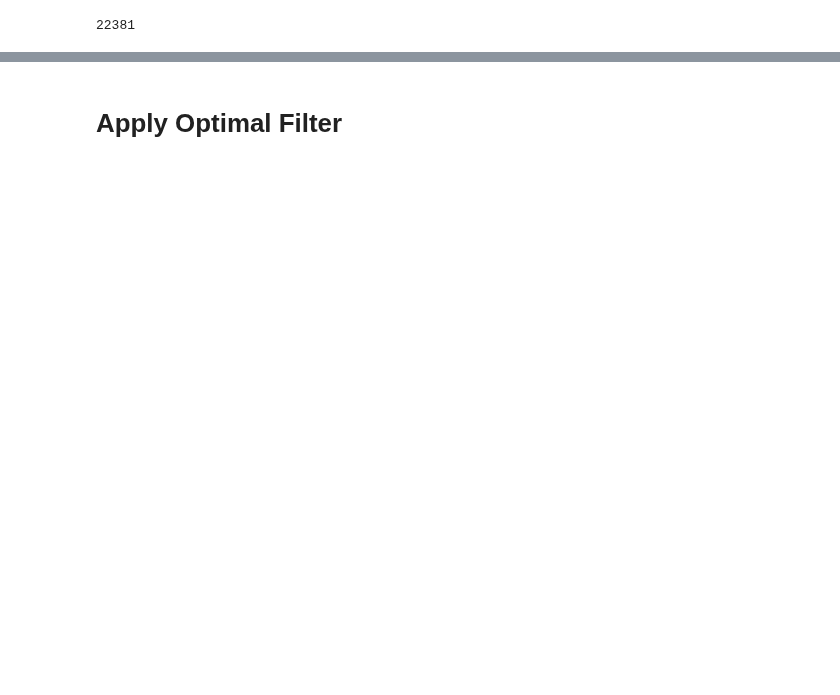
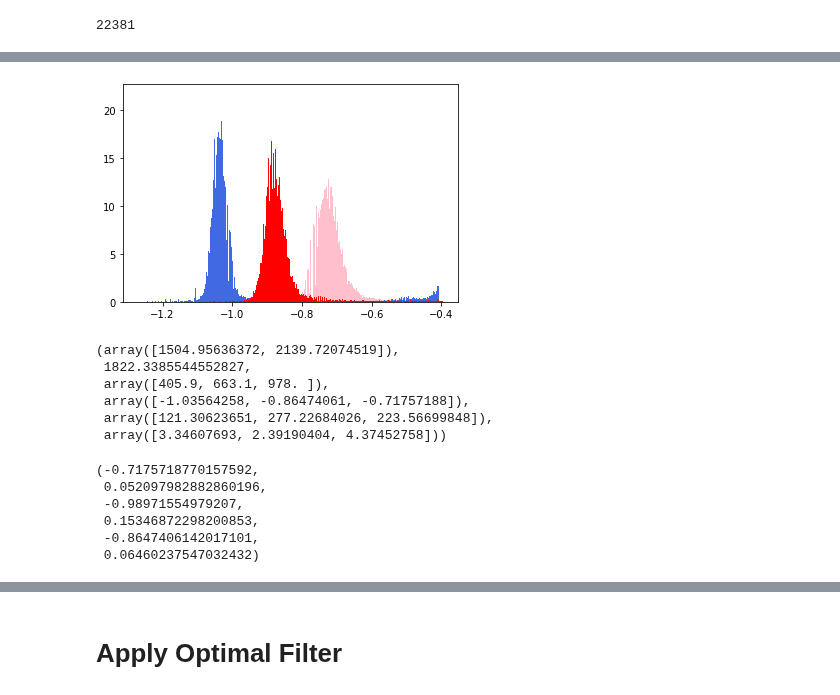
Before and after one commit to MazinLab/MKIDReadoutAnalysis, a Jupyter notebook: R_test.ipynb, the cells around one changed output, grey strips where cells are left out. Drawn from its saved outputs; the diff is of its cells as text; code cells hidden in the pictures; blank space fills up the shorter version.

```diff
--- a/R_test.ipynb
+++ b/R_test.ipynb
@@ -22,0 +71,4 @@ for i in range(0,50):
+# %%
+plt.plot(blue_phase_data[0:500])
+blue_phase_dark_mean = blue_phase_data[0:14000].mean()
+print(blue_phase_dark_mean)
@@ -22,0 +104,41 @@ for i in range(0,50):
+# %%
+plt.figure()
+plt.hist(ir_readout.photon_energies-ir_phase_dark_mean, bins='auto', density=True, color='pink');
+plt.hist(blue_readout.photon_energies-blue_phase_dark_mean, bins='auto', density=True, color='royalblue');
+plt.hist(red_readout.photon_energies-red_phase_dark_mean, bins='auto', density=True, color='red');
+# %% [output]
+[figure, added]
+# %%
+ir=ir_readout.photon_energies-ir_phase_dark_mean
+blu=blue_readout.photon_energies-blue_phase_dark_mean
+blu=blu[blu<-.9]
+red=red_readout.photon_energies-red_phase_dark_mean
+ir.mean(),ir.std(),blu.mean(),blu.std(),red.mean(),red.std()
+irl=978.0
+blul=405.9
+redl=663.1
+l=np.array([blul,redl,irl])
+p=np.array([blu.mean(),red.mean(),ir.mean()])
+fw=2*np.sqrt(2*np.log(2))*np.array([blu.std(),red.std(),ir.std()])
+dldp=np.diff(l)/np.diff(p)
+dl=dldp.mean()*fw
+dldp,dldp.mean(), l, p, dl, l/dl
+# %% [output]
+(array([1504.95636372, 2139.72074519]),
+ 1822.3385544552827,
+ array([405.9, 663.1, 978. ]),
+ array([-1.03564258, -0.86474061, -0.71757188]),
+ array([121.30623651, 277.22684026, 223.56699848]),
+ array([3.34607693, 2.39190404, 4.37452758]))
+# %%
+ir=ir_readout.photon_energies-ir_phase_dark_mean
+blu=blue_readout.photon_energies-blue_phase_dark_mean
+red=red_readout.photon_energies-red_phase_dark_mean
+ir.mean(),ir.std(),blu.mean(),blu.std(),red.mean(),red.std()
+# %% [output]
+(-0.7175718770157592,
+ 0.052097982882860196,
+ -0.98971554979207,
+ 0.15346872298200853,
+ -0.8647406142017101,
+ 0.06460237547032432)
```
Also changed, not shown: parts of 59 cells of this notebook, 1 other file.
